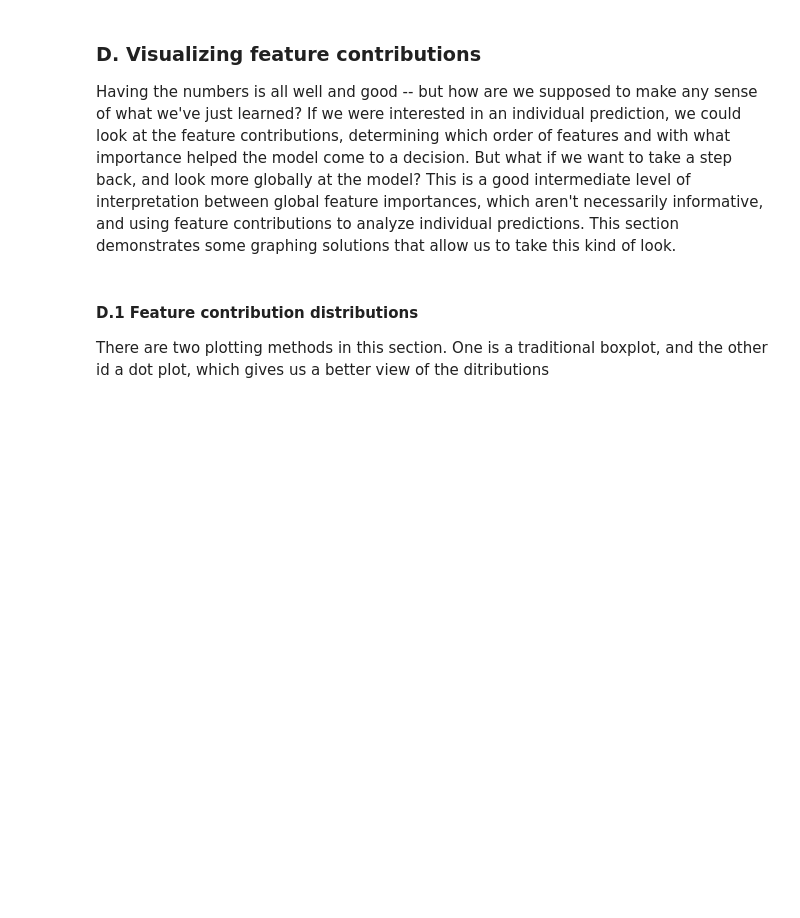
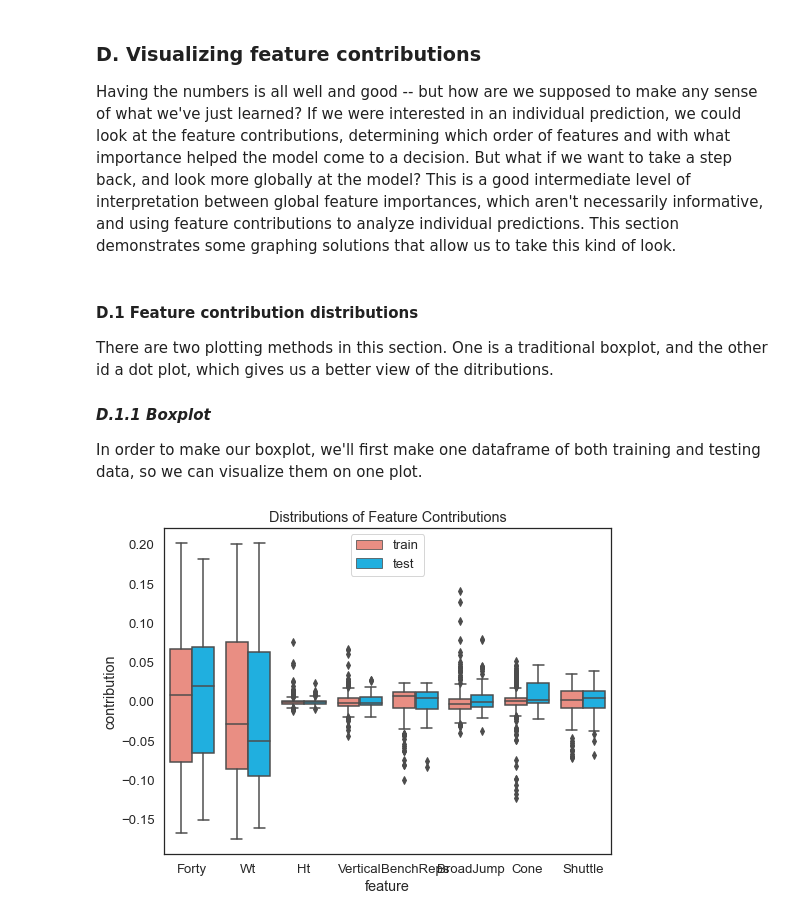
Before and after one commit to serenalotreck/tutorials, a Jupyter notebook: Interpretable_ML/InterpretabilityTutorial_AdaptedVersion.ipynb, the cells around one changed output. Drawn from its saved outputs; the diff is of its cells as text; code cells hidden in the pictures; blank space fills up the shorter version.

Commit message:
Add first part of feature contribution visualizations

```diff
--- a/Interpretable_ML/InterpretabilityTutorial_AdaptedVersion.ipynb
+++ b/Interpretable_ML/InterpretabilityTutorial_AdaptedVersion.ipynb
@@ -820,4 +825,23 @@ Having the numbers is all well and good -- but how are we supposed to make any s
 # %% [markdown]
 #### D.1 Feature contribution distributions
 
-There are two plotting methods in this section. One is a traditional boxplot, and the other id a dot plot, which gives us a better view of the ditributions
+There are two plotting methods in this section. One is a traditional boxplot, and the other id a dot plot, which gives us a better view of the ditributions.
+
+#### *D.1.1 Boxplot*
+
+In order to make our boxplot, we'll first make one dataframe of both training and testing data, so we can visualize them on one plot.
+# %%
+train_expl_df.rename(columns={'weight': 'contribution'}, inplace=True)
+test_expl_df.rename(columns={'weight': 'contribution'}, inplace=True)
+train_expl_df['data'] = 'train'
+test_expl_df['data'] = 'test'
+train_test_expl_df = pd.concat([train_expl_df, test_expl_df])
+# %%
+sns.boxplot(x='feature', y='contribution', hue='data', order=features,
+            data=train_test_expl_df.loc[train_test_expl_df.feature!=''],
+            palette={'train': 'salmon',
+                     'test':'deepskyblue'})
+plt.legend(loc=9)
+plt.title('Distributions of Feature Contributions');
+# %% [output]
+[figure, added]
```
Also changed, not shown: parts of 9 cells of this notebook, 2 other files.
